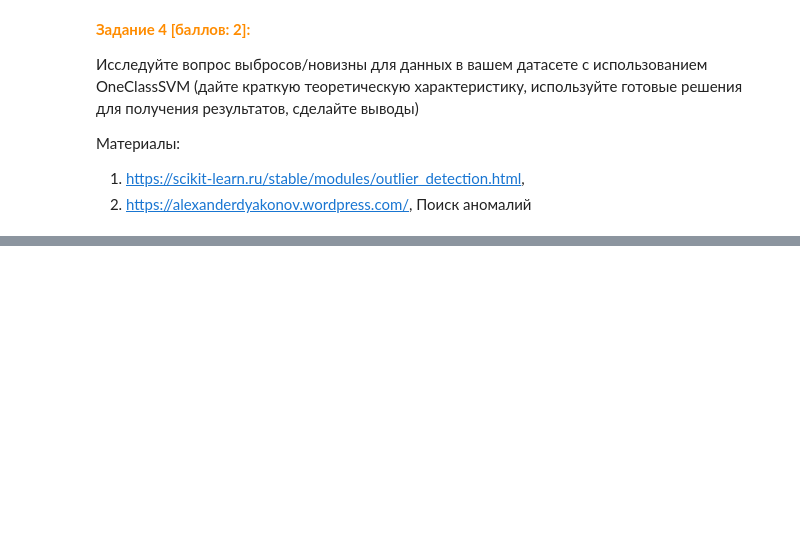
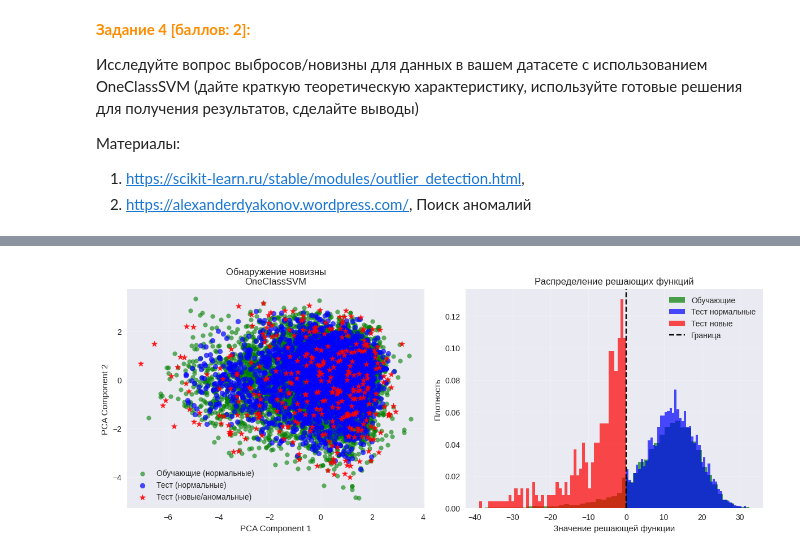
Before and after one commit to ikedestiny/ITMO-ML, a Jupyter notebook: lab3/Lab3.ipynb, the cells around one changed output, grey strips where cells are left out. Cells and saved outputs as stored; diff of their text form; code cells hidden in the pictures; blank space fills up the shorter version.

```diff
--- a/lab3/Lab3.ipynb
+++ b/lab3/Lab3.ipynb
@@ -43,0 +63,13 @@
+# %%
+# Let's create a binary target: High Energy vs Low Energy songs
+# We'll use the 'Energy' column to create our binary classification target
+
+# Create binary target: 1 for high energy, 0 for low energy
+energy_median = data['Energy'].median()
+data['target'] = (data['Energy'] > energy_median).astype(int)
+print(f"Created binary target based on Energy (median: {energy_median:.3f})")
+
+
+print("Target distribution:")
+print(data['target'].value_counts())
+print(f"Proportion of class 1: {data['target'].mean():.3f}")
@@ -66,0 +1472,80 @@
+# %%
+# Обнаружение новизны на подмножестве данных
+def novelty_detection_demo(X, contamination=0.1):
+    """
+    Демонстрация обнаружения новизны
+    """
+    # Разделяем данные на обучающие (без выбросов) и тестовые
+    n_samples = len(X)
+    n_train = int(0.7 * n_samples)
+
+    # Предполагаем, что обучающие данные "чистые"
+    X_train = X[:n_train]
+    X_test = X[n_train:]
+
+    print(f"\nОБНАРУЖЕНИЕ НОВИЗНЫ:")
+    print(f"Обучающая выборка: {X_train.shape}")
+    print(f"Тестовая выборка: {X_test.shape}")
+
+    # Обучаем OneClassSVM на "чистых" данных
+    oc_novelty = OneClassSVM(nu=contamination, kernel='rbf', gamma='scale')
+    oc_novelty.fit(X_train)
+
+    # Предсказание на тестовых данных
+    test_predictions = oc_novelty.predict(X_test)
+    test_scores = oc_novelty.decision_function(X_test)
+
+    n_novel = np.sum(test_predictions == -1)
+    novel_ratio = n_novel / len(test_predictions)
+
+    print(f"Обнаружено новых/аномальных точек в тесте: {n_novel} ({novel_ratio:.2%})")
+
+    return test_predictions, test_scores, oc_novelty, X_train, X_test
+
+# Демонстрация обнаружения новизны
+if 'X_scaled' in locals():
+    test_pred, test_scores, novelty_model, X_train, X_test = novelty_detection_demo(X_scaled)
+
+    # Визуализация обнаружения новизны
+    plt.figure(figsize=(12, 5))
+
+    # PCA для визуализации
+    pca = PCA(n_components=2)
+    X_train_pca = pca.fit_transform(X_train)
+    X_test_pca = pca.transform(X_test)
+
+    # Разметка тестовых данных
+    test_normal_mask = test_pred == 1
+    test_novel_mask = test_pred == -1
+
+    plt.subplot(1, 2, 1)
+    plt.scatter(X_train_pca[:, 0], X_train_pca[:, 1],
+               c='green', alpha=0.6, label='Обучающие (нормальные)', s=30)
+    plt.scatter(X_test_pca[test_normal_mask, 0], X_test_pca[test_normal_mask, 1],
+               c='blue', alpha=0.7, label='Тест (нормальные)', s=40)
+    plt.scatter(X_test_pca[test_novel_mask, 0], X_test_pca[test_novel_mask, 1],
+               c='red', alpha=0.9, label='Тест (новые/аномальные)', s=60, marker='*')
+    plt.xlabel('PCA Component 1')
+    plt.ylabel('PCA Component 2')
+    plt.title('Обнаружение новизны\nOneClassSVM')
+    plt.legend()
+    plt.grid(True, alpha=0.3)
+
+    plt.subplot(1, 2, 2)
+    # Распределение решающих функций
+    plt.hist(novelty_model.decision_function(X_train), bins=50, alpha=0.7,
+             color='green', label='Обучающие', density=True)
+    plt.hist(test_scores[test_normal_mask], bins=50, alpha=0.7,
+             color='blue', label='Тест нормальные', density=True)
+    plt.hist(test_scores[test_novel_mask], bins=50, alpha=0.7,
+             color='red', label='Тест новые', density=True)
+    plt.axvline(x=0, color='black', linestyle='--', label='Граница')
+    plt.xlabel('Значение решающей функции')
+    plt.ylabel('Плотность')
+    plt.title('Распределение решающих функций')
+    plt.legend()
+    plt.grid(True, alpha=0.3)
+
+    plt.tight_layout()
+    plt.show()
+# %% [output]
@@ -66,0 +1556 @@
+[figure, added]
```
Also changed, not shown: parts of 39 cells of this notebook.
